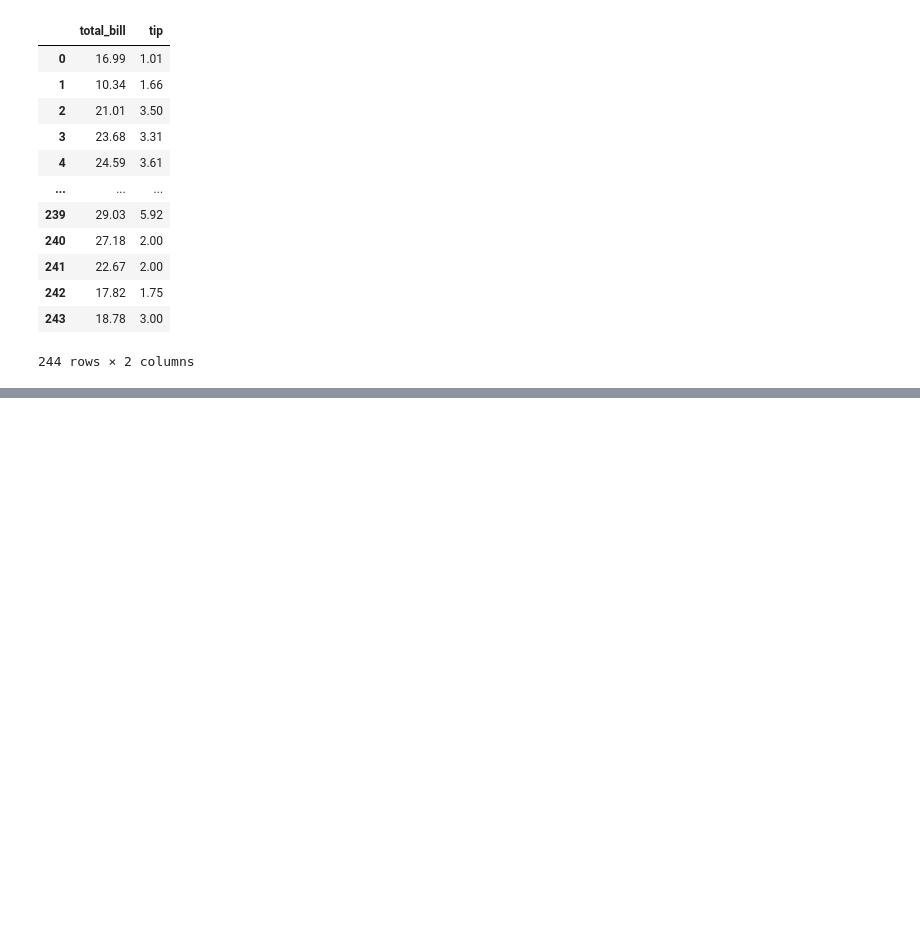
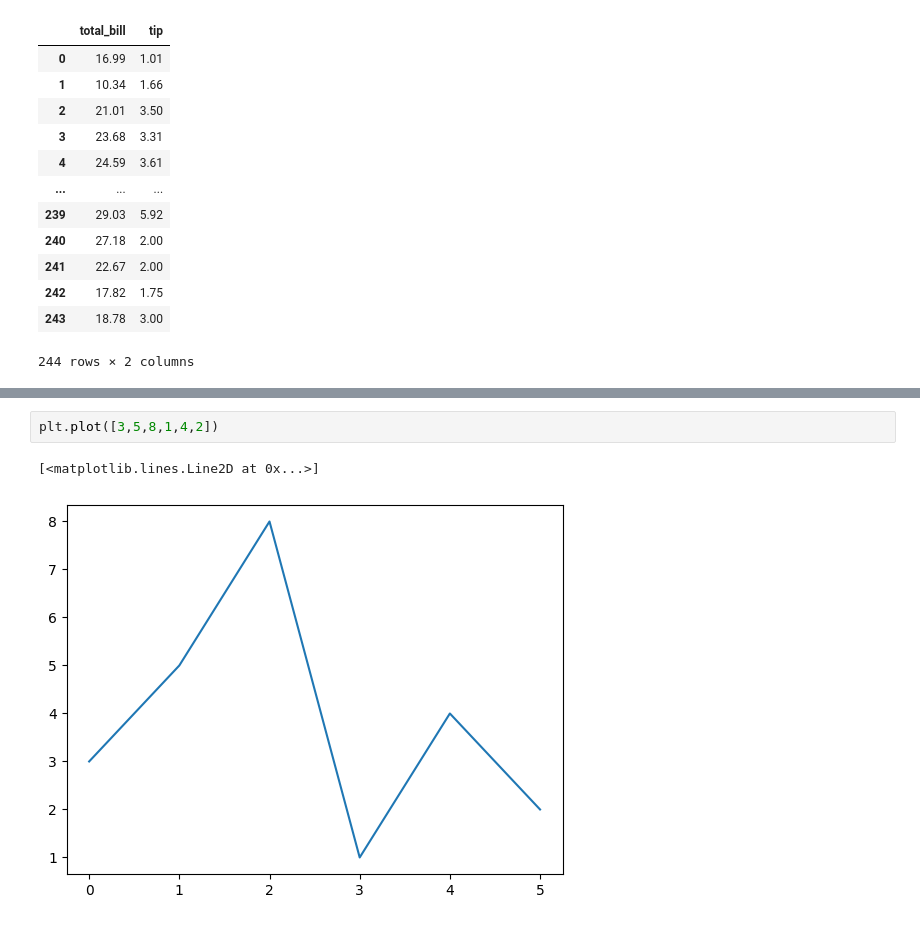
Before and after one commit to 0sirion/emptyrepo, a Jupyter notebook: dataframe.ipynb, the cells around one changed output, grey strips where cells are left out. Saved outputs shown, nothing was run; the diff lists cells and outputs as text; blank space fills up the shorter version.

```diff
--- a/dataframe.ipynb
+++ b/dataframe.ipynb
@@ -101,0 +122,5 @@ df[['total_bill','tip']]
+# %%
+plt.plot([3,5,8,1,4,2])
+# %% [output]
+[<matplotlib.lines.Line2D at 0x...>]
+[figure, added]
```
Also changed, not shown: parts of 7 cells of this notebook, 3 other files.
